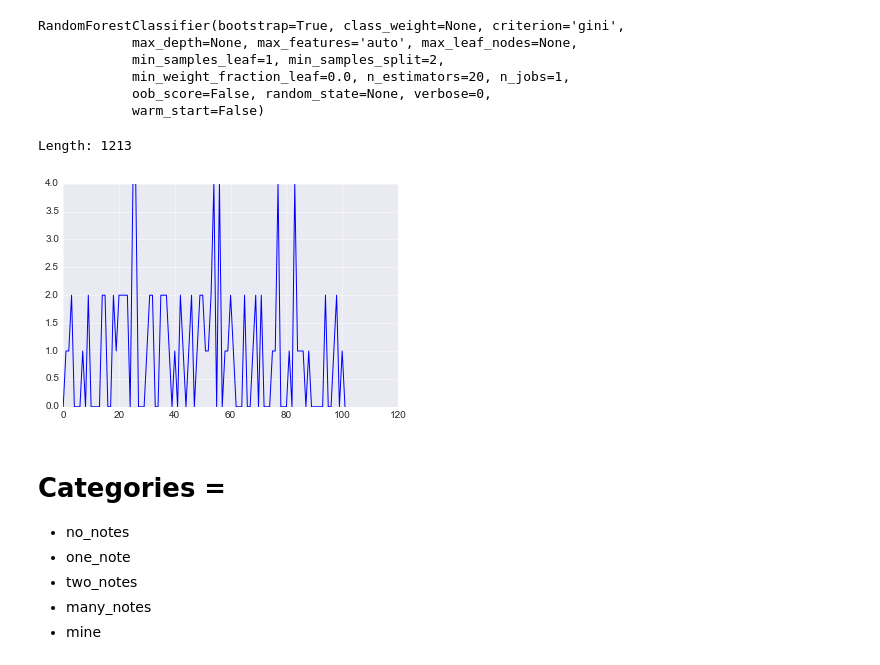
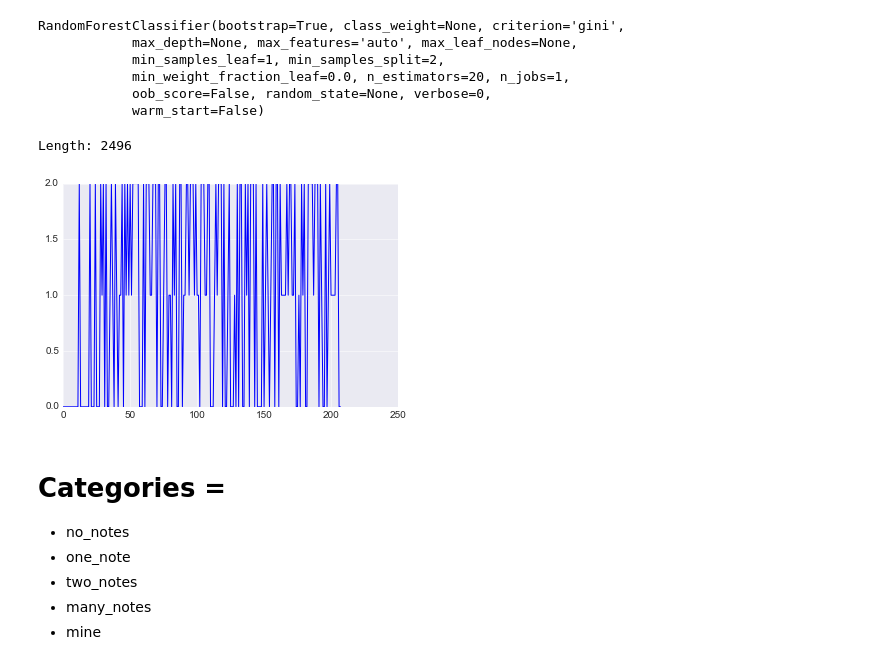
Before and after one commit to jgzuke/DDRStepGeneration, a Jupyter notebook: Training.ipynb, the cells around one changed output. Drawn from its saved outputs; the diff is of its cells as text; code cells hidden in the pictures.

Commit message:
rewrite output/predict

```diff
--- a/Training.ipynb
+++ b/Training.ipynb
@@ -127,39 +123,22 @@ new_y = clf_rf.predict(X)
-# %%
-def get_max(row):
-    return np.array(row).argmax()
-
-weights = [1, 3, 15, 20, 15]
-def get_max_alt(row):
-    return np.array([weights[i] * row[i] for i in range(num_classes)]).argmax()
-
-print ('Length: ' + str(len(new_y)))
-filtered = [new_y[i] for i in range(len(new_y)) if i % 12 == 0]
-most_likely = [get_max(row) for row in filtered]
-sb.set_style("darkgrid")
-plt.plot(filtered)
-plt.show()
-# %% [output]
-Length: 1213
-[figure, removed]
 # %%
-def feature_to_output(row):
-    if row[0] == 1:
-        return '0000'
-    if row[1] == 1:
-        return '1000'
-    if row[2] == 1:
-        return '1100'
-    if row[3] == 1:
-        return '1111'
-    if row[4] == 1:
-        return 'MMMM'
-    return '0000'
+outputs = ['0000', '1000', '1100', '1111', 'MMMM']
 
-key = 'In The Groove~Anubis'
-song_X, song_y = get_full_features_for_song(key)
-new_song_y = clf_rf.predict(song_X)
-new_song_output = [feature_to_output(row) for row in new_song_y]
-pd.DataFrame(new_song_output).to_csv('data/{0}_notes_generated.csv'.format(key), index=False)
+def step_song(key, clf):
+    song_X, song_y = get_full_features_for_song(key)
+    new_song_y = clf.predict(song_X)
+    new_song_output = [outputs[row] for row in new_song_y]
+
+    print ('Length: ' + str(len(new_song_y)))
+    sb.set_style("darkgrid")
+    plt.plot([new_song_y[i] for i in range(len(new_song_y)) if i % 12 == 0])
+    plt.show()
+
+    pd.DataFrame(new_song_output).to_csv('data/{0}_notes_generated.csv'.format(key), index=False)
+
+step_song('In The Groove~Anubis', clf_rf)
+# %% [output]
+Length: 2496
+[figure, added]
 # %% [markdown]
 # Categories =
 - no_notes
```
Also changed, not shown: parts of 1 cell of this notebook.
